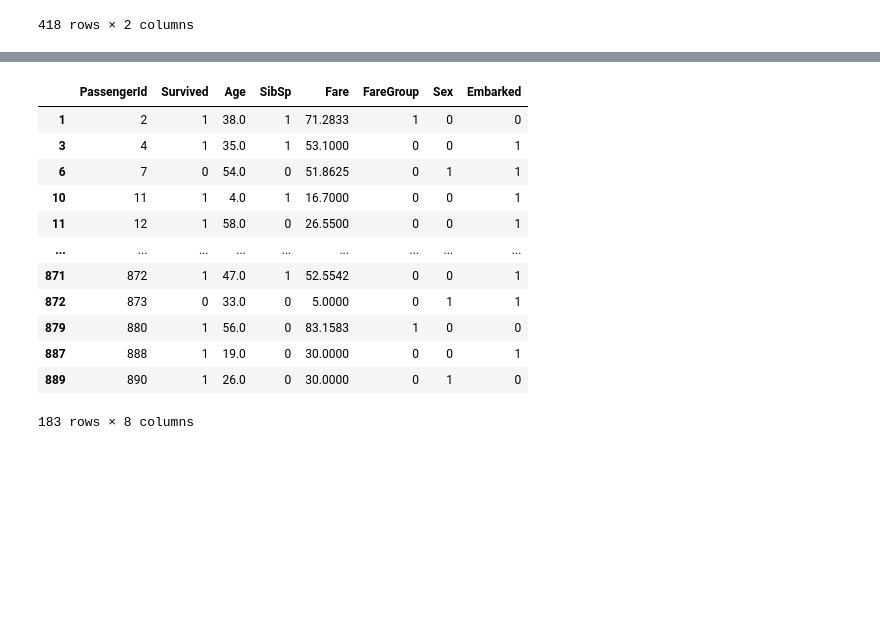
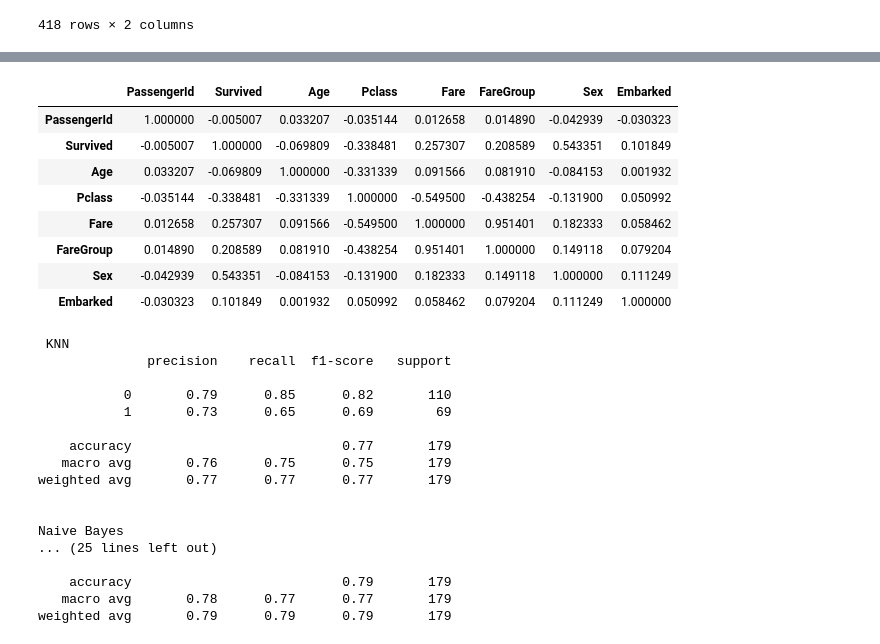
Before and after one commit to brunomarram/atividades-cdd, a Jupyter notebook: src/dados II/titanic.ipynb, the cells around one changed output, grey strips where cells are left out. Drawn from its saved outputs; the diff is of its cells as text; code cells hidden in the pictures; blank space fills up the shorter version.

Commit message:
titanic dataset and results

```diff
--- a/src/dados II/titanic.ipynb
+++ b/src/dados II/titanic.ipynb
@@ -22,4 +36,5 @@ gender.dropna()
 train = pd.read_csv('titanic/train.csv', index_col=False, squeeze=True)
 
 #realiza leitura e já remove linhas com valores NaN
-train = train.dropna()
+train["Age"] = train["Age"].fillna(train["Age"].mean())
+train
@@ -133,17 +163,13 @@ train
 # %%
-modelDataset = train[["PassengerId", "Survived", "Age", 'SibSp', "Fare", "FareGroup", "Sex", "Embarked"]]
-modelDataset
+modelDataset = train[["PassengerId", "Survived", "Age", 'Pclass', "Fare", "FareGroup", "Sex", "Embarked"]]
+modelDataset.corr()
 # %% [output]
-|  | PassengerId | Survived | Age | SibSp | Fare | FareGroup | Sex | Embarked |
-| 1 | 2 | 1 | 38.0 | 1 | 71.2833 | 1 | 0 | 0 |
-| 3 | 4 | 1 | 35.0 | 1 | 53.1000 | 0 | 0 | 1 |
-| 6 | 7 | 0 | 54.0 | 0 | 51.8625 | 0 | 1 | 1 |
-| 10 | 11 | 1 | 4.0 | 1 | 16.7000 | 0 | 0 | 1 |
-| 11 | 12 | 1 | 58.0 | 0 | 26.5500 | 0 | 0 | 1 |
-| ... | ... | ... | ... | ... | ... | ... | ... | ... |
-| 871 | 872 | 1 | 47.0 | 1 | 52.5542 | 0 | 0 | 1 |
-| 872 | 873 | 0 | 33.0 | 0 | 5.0000 | 0 | 1 | 1 |
-| 879 | 880 | 1 | 56.0 | 0 | 83.1583 | 1 | 0 | 0 |
-| 887 | 888 | 1 | 19.0 | 0 | 30.0000 | 0 | 0 | 1 |
-| 889 | 890 | 1 | 26.0 | 0 | 30.0000 | 0 | 1 | 0 |
+|  | PassengerId | Survived | Age | Pclass | Fare | FareGroup | Sex | Embarked |
+| PassengerId | 1.000000 | -0.005007 | 0.033207 | -0.035144 | 0.012658 | 0.014890 | -0.042939 | -0.030323 |
+| Survived | -0.005007 | 1.000000 | -0.069809 | -0.338481 | 0.257307 | 0.208589 | 0.543351 | 0.101849 |
+| Age | 0.033207 | -0.069809 | 1.000000 | -0.331339 | 0.091566 | 0.081910 | -0.084153 | 0.001932 |
+| Pclass | -0.035144 | -0.338481 | -0.331339 | 1.000000 | -0.549500 | -0.438254 | -0.131900 | 0.050992 |
+| Fare | 0.012658 | 0.257307 | 0.091566 | -0.549500 | 1.000000 | 0.951401 | 0.182333 | 0.058462 |
+| FareGroup | 0.014890 | 0.208589 | 0.081910 | -0.438254 | 0.951401 | 1.000000 | 0.149118 | 0.079204 |
+| Sex | -0.042939 | 0.543351 | -0.084153 | -0.131900 | 0.182333 | 0.149118 | 1.000000 | 0.111249 |
+| Embarked | -0.030323 | 0.101849 | 0.001932 | 0.050992 | 0.058462 | 0.079204 | 0.111249 | 1.000000 |
-183 rows × 8 columns
@@ -149,0 +241,23 @@ modelDataset
+# %%
+#partindo então para um análise preditiva com alguns métodos, temos
+X_train,X_test,Y_train,Y_test=train_test_split(modelDataset[["Embarked", "Fare", "Sex", "Pclass"]],modelDataset['Survived'], test_size=0.2, random_state=0)
+
+knn, nb, dtc, mlp = classifier(X_train,X_test,Y_train,Y_test)
+# %% [output]
+ KNN
+              precision    recall  f1-score   support
+
+           0       0.79      0.85      0.82       110
+           1       0.73      0.65      0.69        69
+
+    accuracy                           0.77       179
+   macro avg       0.76      0.75      0.75       179
+weighted avg       0.77      0.77      0.77       179
+
+
+Naive Bayes
+... (25 lines left out)
+
+    accuracy                           0.79       179
+   macro avg       0.78      0.77      0.77       179
+weighted avg       0.79      0.79      0.79       179
```
Also changed, not shown: parts of 12 cells of this notebook, 2 other files.
